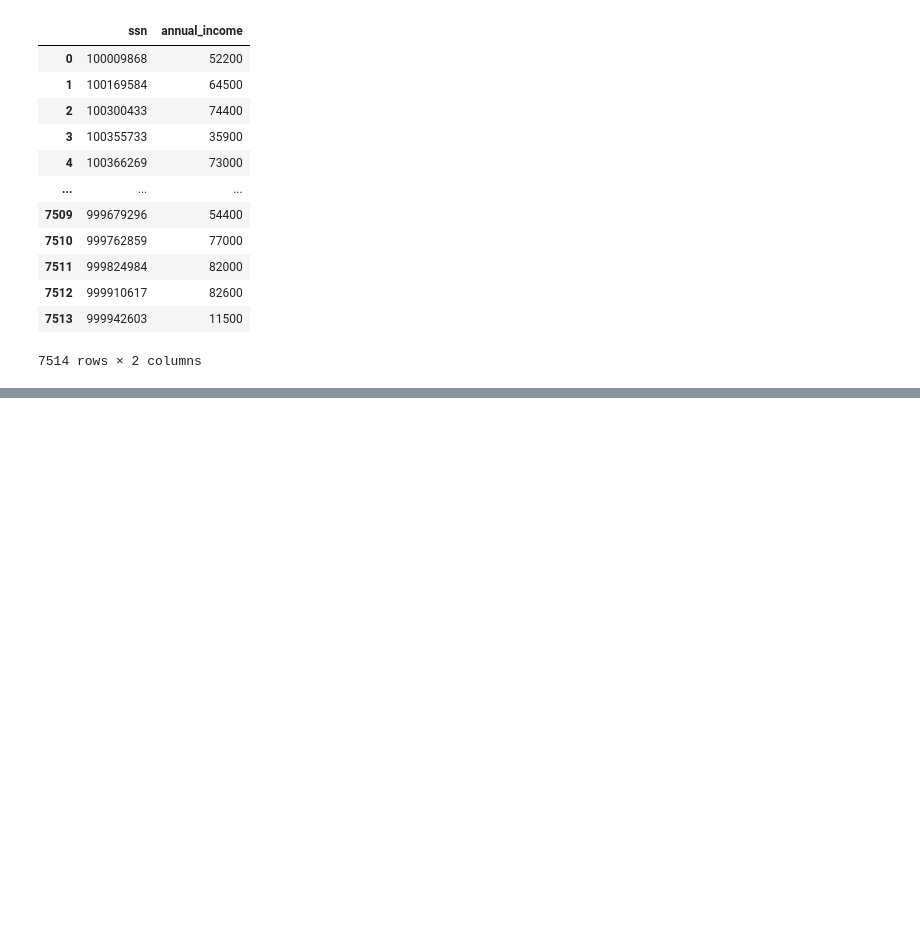
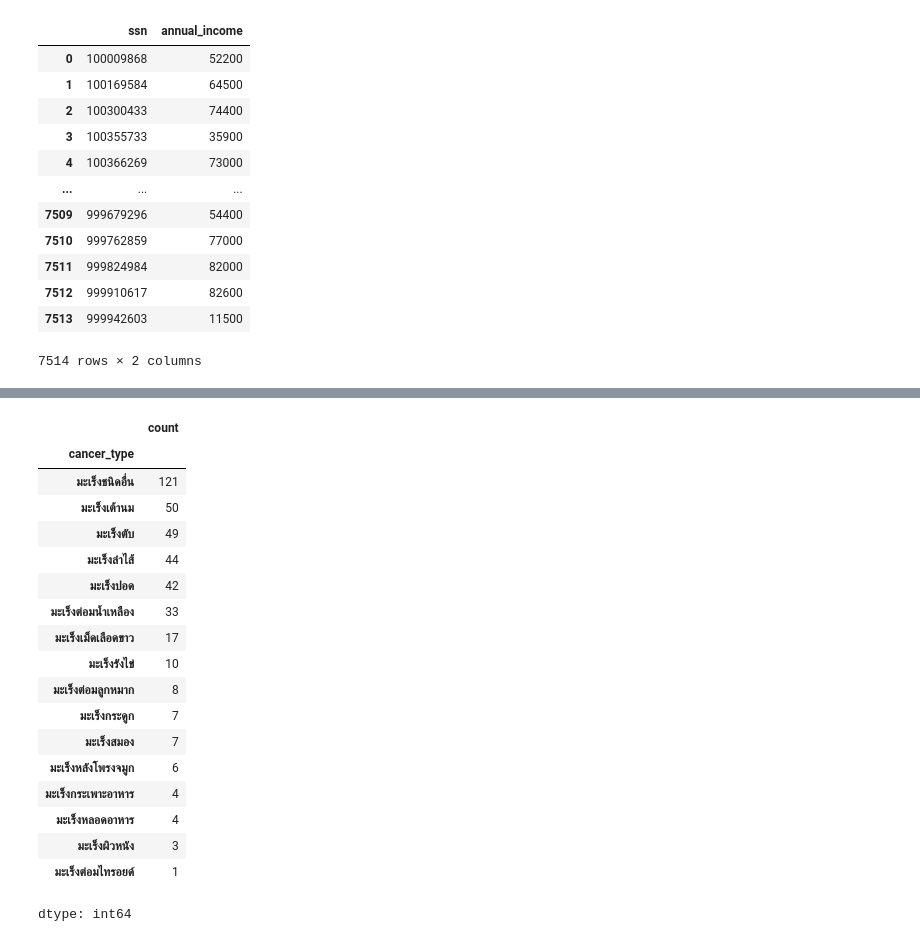
Before and after one commit to Natthaphatz007/Python_dataviz2024, a Jupyter notebook: Midterm.ipynb, the cells around one changed output, grey strips where cells are left out. Drawn from its saved outputs; the diff is of its cells as text; code cells hidden in the pictures; blank space fills up the shorter version.

```diff
--- a/Midterm.ipynb
+++ b/Midterm.ipynb
@@ -424,0 +472,57 @@ income_data
+# %%
+# List of cancer types
+cancer_types = [
+    "มะเร็งเต้านม",
+    "มะเร็งตับ",
+    "มะเร็งต่อมลูกหมาก",
+    "มะเร็งปอด",
+    "มะเร็งลำไส้",
+    "มะเร็งหลอดอาหาร",
+    "มะเร็งกระดูก",
+    "มะเร็งสมอง",
+    "มะเร็งลำไส้ใหญ่",
+    "มะเร็งรังไข่",
+    "มะเร็งหลังโพรงจมูก",
+    "มะเร็งตับอ่อน",
+    "มะเร็งระบบอวัยวะสืบพันธุ์สตรี",
+    "มะเร็งต่อมน้ำเหลือง",
+    "มะเร็งต่อมไทรอยด์",
+    "มะเร็งเม็ดเลือดขาว",
+    "มะเร็งเม็ดเลือดขาวชนิดเฉียบพลัน",
+    "มะเร็งกระเพาะอาหาร",
+    "มะเร็งศีรษะและลำคอ",
+    "มะเร็งไขกระดูกมัยอิโลมา",
+    "มะเร็งท่อทางเดินน้ำดี",
+    "มะเร็งผิวหนัง"
+]
+
+# Define the function using the list
+def cancer_type(comment):
+    for cancer in cancer_types:
+        if cancer in comment:
+            return cancer
+    return "มะเร็งชนิดอื่น"
+
+# Apply the function to the DataFrame
+post_drop['cancer_type'] = post_drop['comments'].apply(cancer_type)
+post_drop['cancer_type'].value_counts()
+# %% [output]
+|  | count |
+| cancer_type |  |
+| มะเร็งชนิดอื่น | 121 |
+| มะเร็งเต้านม | 50 |
+| มะเร็งตับ | 49 |
+| มะเร็งลำไส้ | 44 |
+| มะเร็งปอด | 42 |
+| มะเร็งต่อมน้ำเหลือง | 33 |
+| มะเร็งเม็ดเลือดขาว | 17 |
+| มะเร็งรังไข่ | 10 |
+| มะเร็งต่อมลูกหมาก | 8 |
+| มะเร็งกระดูก | 7 |
+| มะเร็งสมอง | 7 |
+| มะเร็งหลังโพรงจมูก | 6 |
+| มะเร็งกระเพาะอาหาร | 4 |
+| มะเร็งหลอดอาหาร | 4 |
+| มะเร็งผิวหนัง | 3 |
+| มะเร็งต่อมไทรอยด์ | 1 |
+dtype: int64
```
Also changed, not shown: parts of 6 cells of this notebook.
